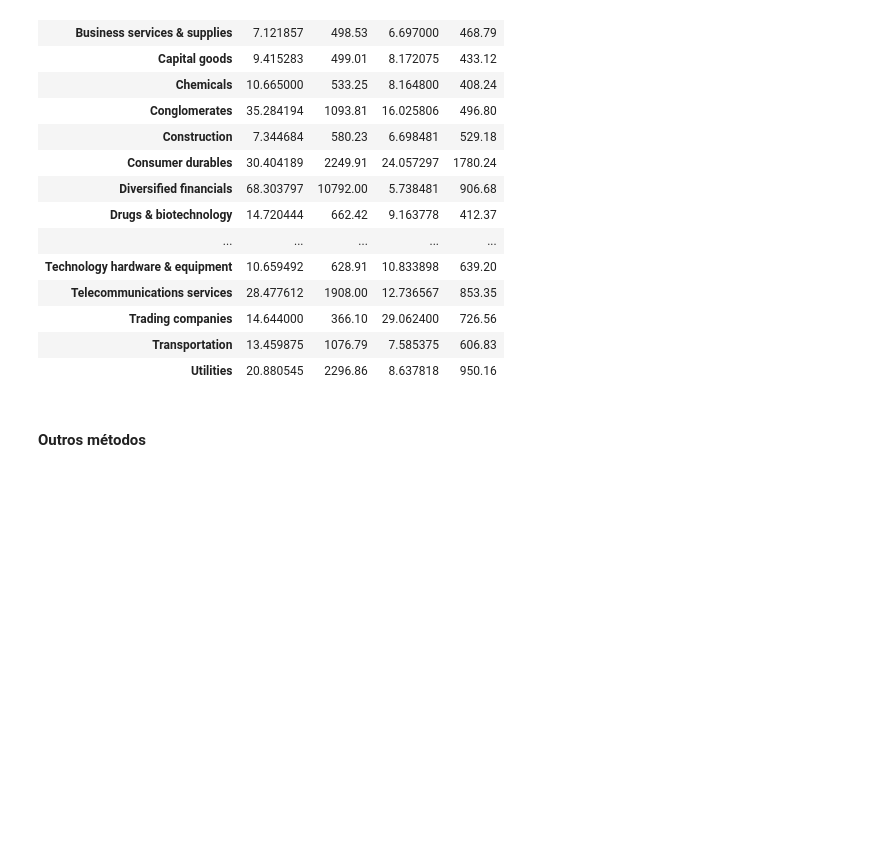
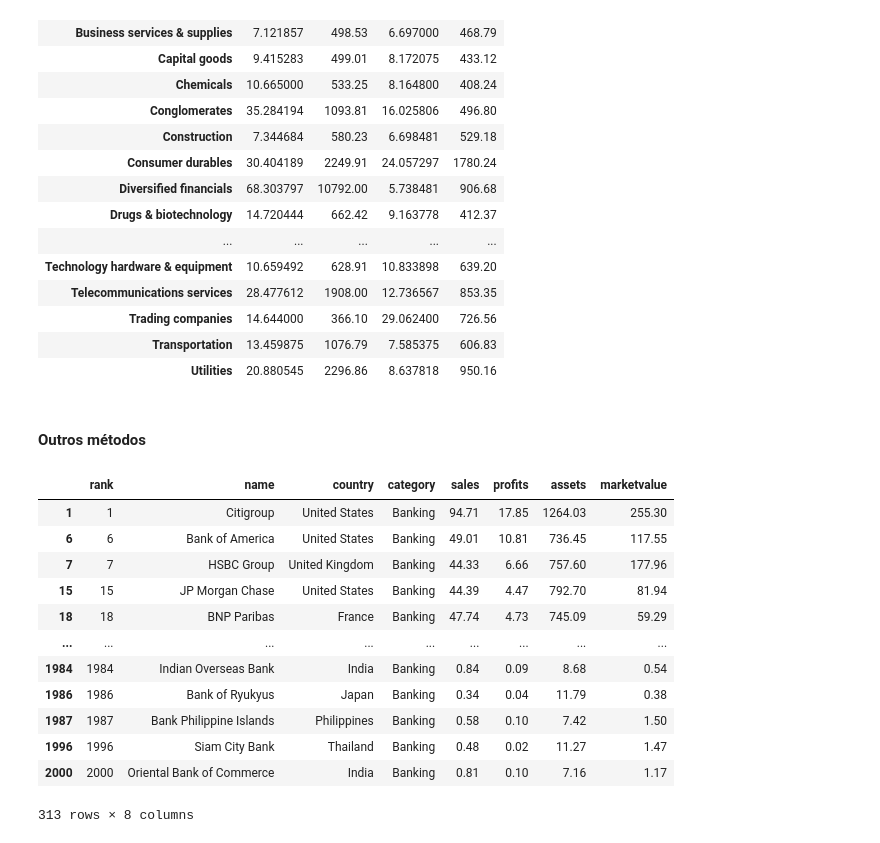
Before and after one commit to luanans/Bootcamp-WoMakersCode, a Jupyter notebook: Desafio_Python_Pandas/Exercicio_GroupBy.ipynb, the cells around one changed output. Drawn from its saved outputs; the diff is of its cells as text; code cells hidden in the pictures; blank space fills up the shorter version.

```diff
--- a/Desafio_Python_Pandas/Exercicio_GroupBy.ipynb
+++ b/Desafio_Python_Pandas/Exercicio_GroupBy.ipynb
@@ -117,3 +117,20 @@ df.groupby('category')[['assets', 'sales']].agg(['mean', 'sum'])
 | Utilities | 20.880545 | 2296.86 | 8.637818 | 950.16 |
 # %% [markdown]
 #### Outros métodos
+# %%
+category_group = df.groupby('category')
+category_group.get_group('Banking')
+# %% [output]
+|  | rank | name | country | category | sales | profits | assets | marketvalue |
+| 1 | 1 | Citigroup | United States | Banking | 94.71 | 17.85 | 1264.03 | 255.30 |
+| 6 | 6 | Bank of America | United States | Banking | 49.01 | 10.81 | 736.45 | 117.55 |
+| 7 | 7 | HSBC Group | United Kingdom | Banking | 44.33 | 6.66 | 757.60 | 177.96 |
+| 15 | 15 | JP Morgan Chase | United States | Banking | 44.39 | 4.47 | 792.70 | 81.94 |
+| 18 | 18 | BNP Paribas | France | Banking | 47.74 | 4.73 | 745.09 | 59.29 |
+| ... | ... | ... | ... | ... | ... | ... | ... | ... |
+| 1984 | 1984 | Indian Overseas Bank | India | Banking | 0.84 | 0.09 | 8.68 | 0.54 |
+| 1986 | 1986 | Bank of Ryukyus | Japan | Banking | 0.34 | 0.04 | 11.79 | 0.38 |
+| 1987 | 1987 | Bank Philippine Islands | Philippines | Banking | 0.58 | 0.10 | 7.42 | 1.50 |
+| 1996 | 1996 | Siam City Bank | Thailand | Banking | 0.48 | 0.02 | 11.27 | 1.47 |
+| 2000 | 2000 | Oriental Bank of Commerce | India | Banking | 0.81 | 0.10 | 7.16 | 1.17 |
+313 rows × 8 columns
```
Also changed, not shown: parts of 1 cell of this notebook, 1 other file.
